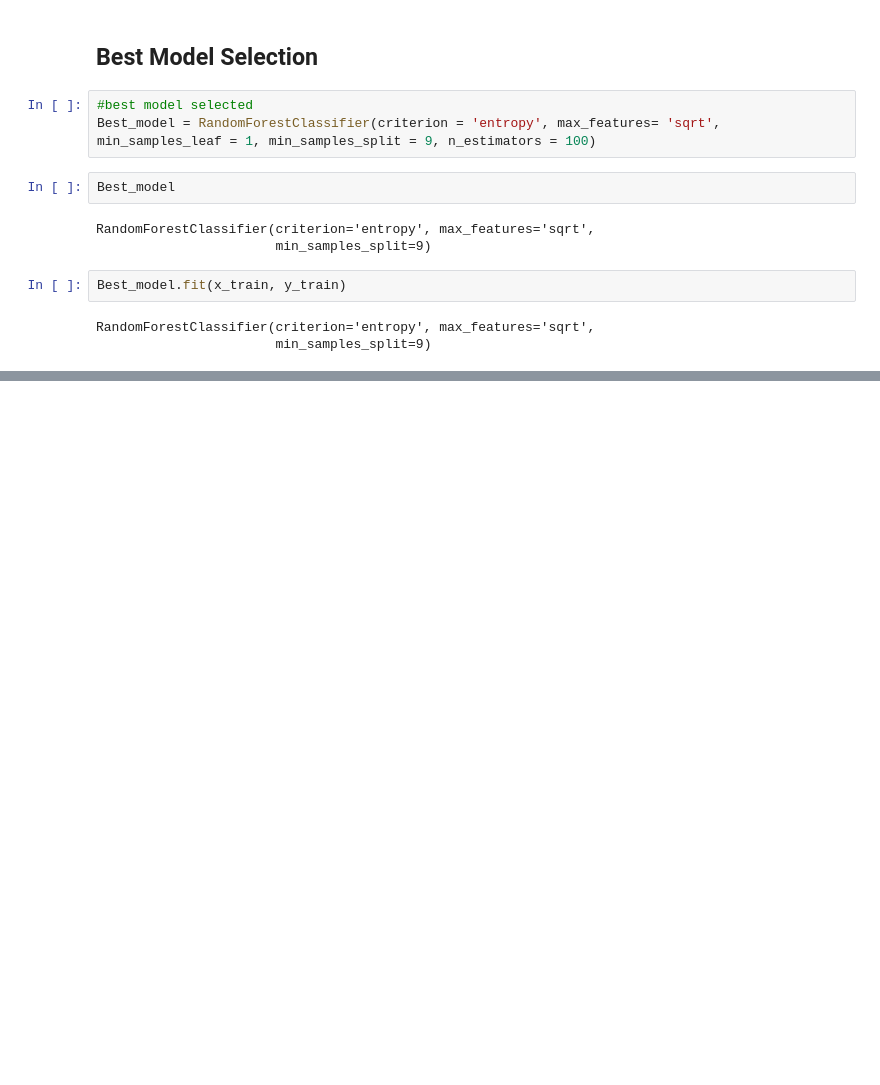
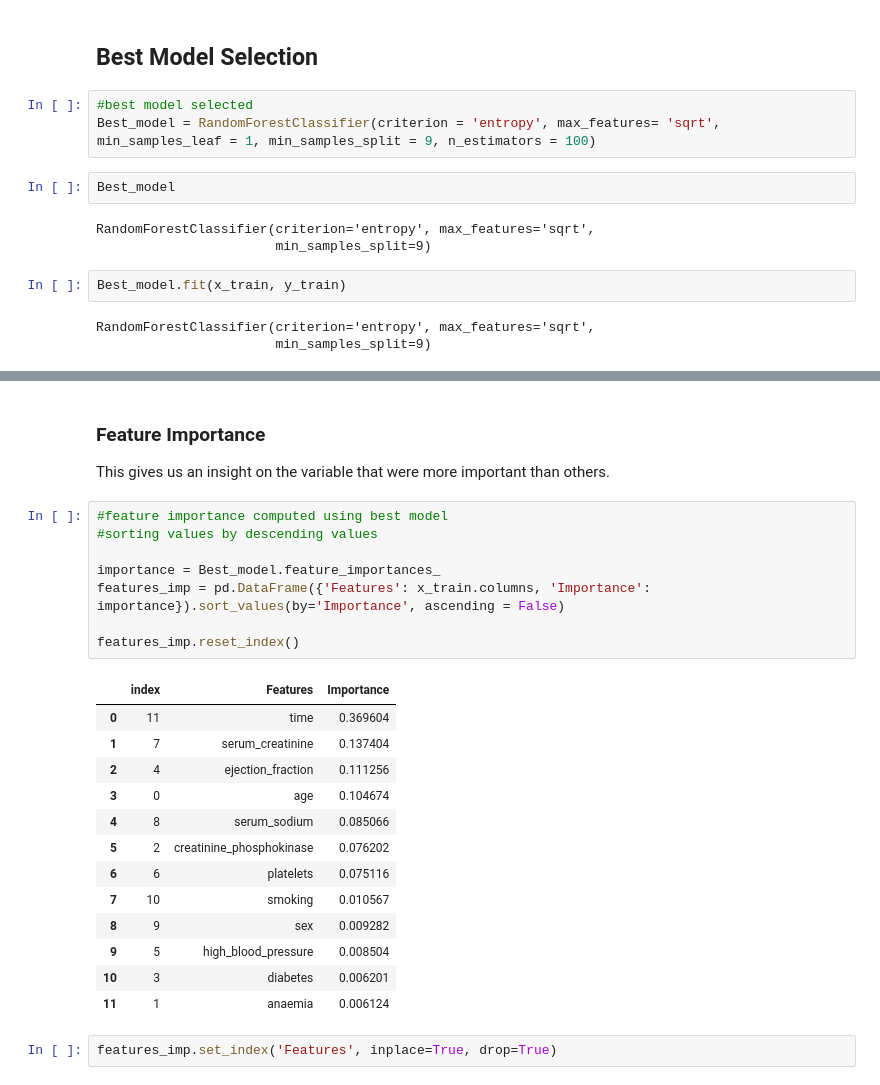
Before and after one commit to zoya1/Predicting_Heart_Failure_Survival, a Jupyter notebook: Heart_failure_prediction.ipynb, the cells around one changed output, grey strips where cells are left out. Drawn from its saved outputs; the diff is of its cells as text; blank space fills up the shorter version.

```diff
--- a/Heart_failure_prediction.ipynb
+++ b/Heart_failure_prediction.ipynb
@@ -755,0 +756,27 @@ weighted avg       0.85      0.85      0.85        75
+# %% [markdown]
+### Feature Importance
+This gives us an insight on the variable that were more important than others.
+# %%
+#feature importance computed using best model
+#sorting values by descending values
+
+importance = Best_model.feature_importances_
+features_imp = pd.DataFrame({'Features': x_train.columns, 'Importance': importance}).sort_values(by='Importance', ascending = False)
+
+features_imp.reset_index()
+# %% [output]
+|  | index | Features | Importance |
+| 0 | 11 | time | 0.369604 |
+| 1 | 7 | serum_creatinine | 0.137404 |
+| 2 | 4 | ejection_fraction | 0.111256 |
+| 3 | 0 | age | 0.104674 |
+| 4 | 8 | serum_sodium | 0.085066 |
+| 5 | 2 | creatinine_phosphokinase | 0.076202 |
+| 6 | 6 | platelets | 0.075116 |
+| 7 | 10 | smoking | 0.010567 |
+| 8 | 9 | sex | 0.009282 |
+| 9 | 5 | high_blood_pressure | 0.008504 |
+| 10 | 3 | diabetes | 0.006201 |
+| 11 | 1 | anaemia | 0.006124 |
+# %%
+features_imp.set_index('Features', inplace=True, drop=True)
```
Also changed, not shown: parts of 16 cells of this notebook, 1 other file.
